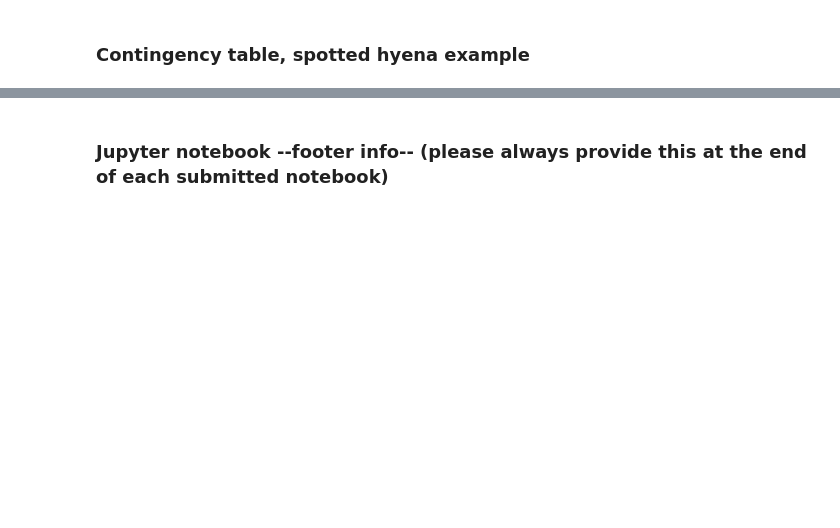
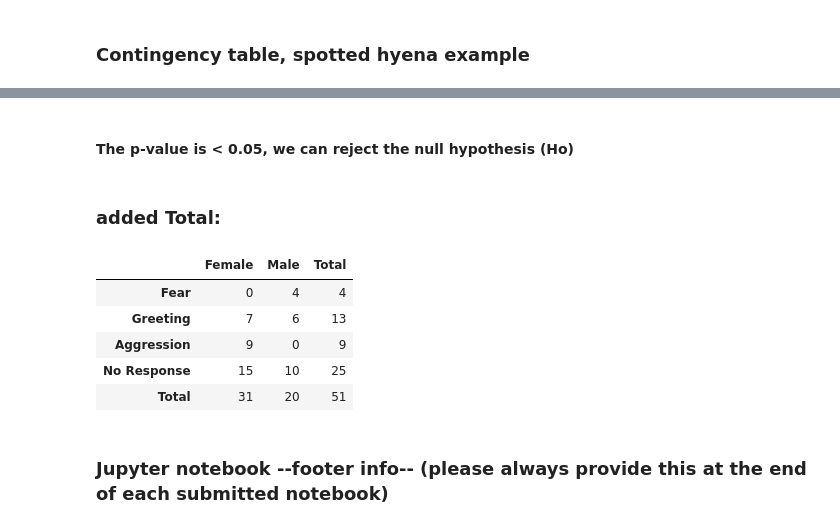
Before and after one commit to mario-gellrich-zhaw/data_analytics, a Jupyter notebook: Week_07/analysis_of_contingency_tables.ipynb, the cells around one changed output, grey strips where cells are left out. Saved outputs shown, nothing was run; the diff lists cells and outputs as text; code cells hidden in the pictures; blank space fills up the shorter version.

```diff
--- a/Week_07/analysis_of_contingency_tables.ipynb
+++ b/Week_07/analysis_of_contingency_tables.ipynb
@@ -194,3 +305,19 @@ df_hy
+# %% [markdown]
+#### The p-value is < 0.05, we can reject the null hypothesis (Ho)
+# %% [markdown]
+### added Total:
+# %%
+#Add Total row and column
+df_hy['Total'] = df_hy.sum(axis=1)
+df_hy.loc['Total'] = df_hy.sum(axis=0)
+df_hy
+# %% [output]
+|  | Female | Male | Total |
+| Fear | 0 | 4 | 4 |
+| Greeting | 7 | 6 | 13 |
+| Aggression | 9 | 0 | 9 |
+| No Response | 15 | 10 | 25 |
+| Total | 31 | 20 | 51 |
 # %% [markdown]
 ### Jupyter notebook --footer info-- (please always provide this at the end of each submitted notebook)
 # %%
```
Also changed, not shown: parts of 13 cells of this notebook.
